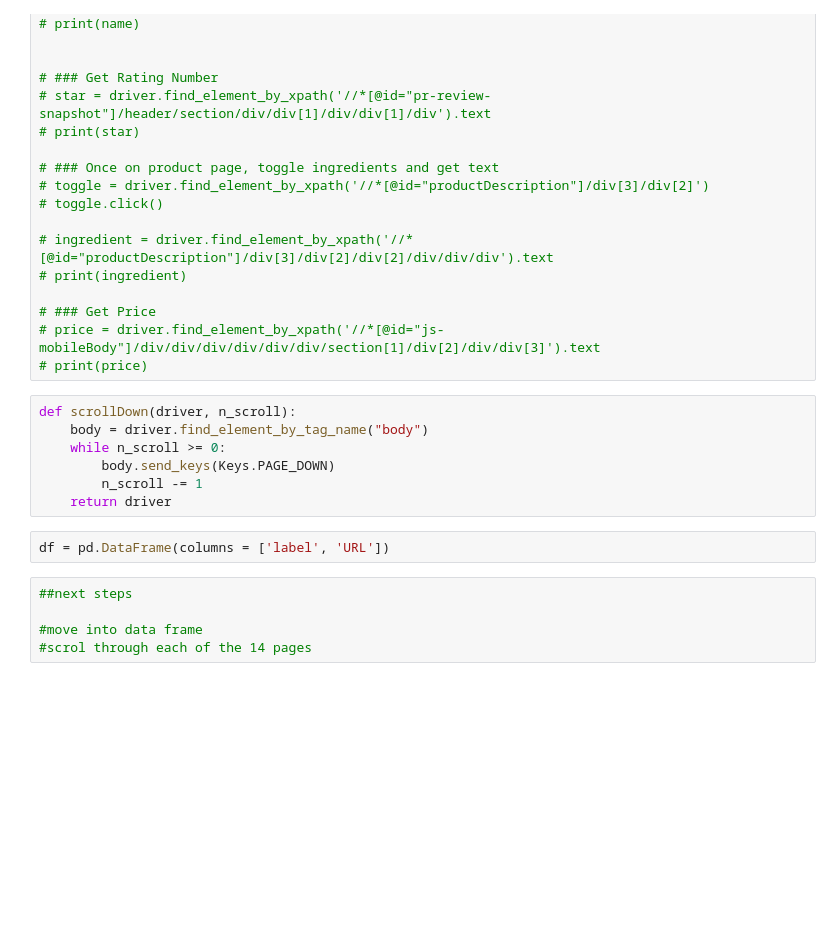
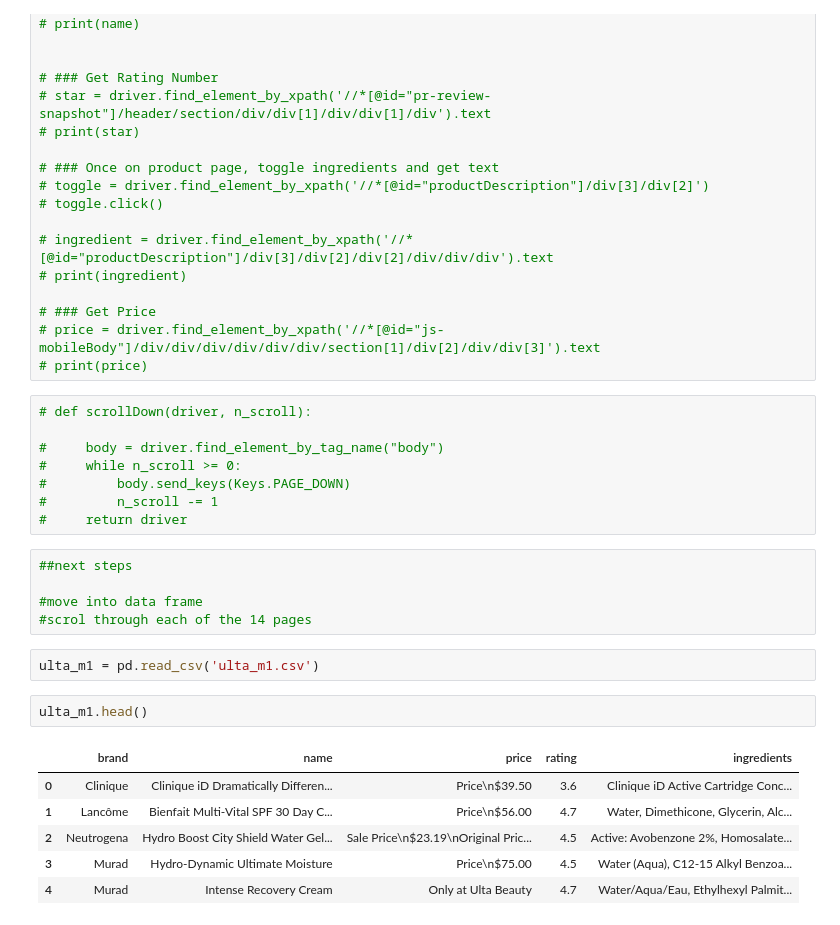
Before and after one commit to elitagao/info2950, a Jupyter notebook: Ulta_WebScraping.ipynb, the cells around one changed output. Drawn from its saved outputs; the diff is of its cells as text; blank space fills up the shorter version.

```diff
--- a/Ulta_WebScraping.ipynb
+++ b/Ulta_WebScraping.ipynb
@@ -132,16 +223,26 @@ ulta_1.head()
 # price = driver.find_element_by_xpath('//*[@id="js-mobileBody"]/div/div/div/div/div/div/section[1]/div[2]/div/div[3]').text
 # print(price)
 # %%
-def scrollDown(driver, n_scroll):
-    body = driver.find_element_by_tag_name("body")
-    while n_scroll >= 0:
-        body.send_keys(Keys.PAGE_DOWN)
-        n_scroll -= 1
-    return driver
+# def scrollDown(driver, n_scroll):
+
+#     body = driver.find_element_by_tag_name("body")
+#     while n_scroll >= 0:
+#         body.send_keys(Keys.PAGE_DOWN)
+#         n_scroll -= 1
+#     return driver
-# %%
-df = pd.DataFrame(columns = ['label', 'URL'])
 # %%
 ##next steps
 
 #move into data frame
 #scrol through each of the 14 pages
+# %%
+ulta_m1 = pd.read_csv('ulta_m1.csv')
+# %%
+ulta_m1.head()
+# %% [output]
+|  | brand | name | price | rating | ingredients |
+| 0 | Clinique | Clinique iD Dramatically Differen... | Price\n$39.50 | 3.6 | Clinique iD Active Cartridge Conc... |
+| 1 | Lancôme | Bienfait Multi-Vital SPF 30 Day C... | Price\n$56.00 | 4.7 | Water, Dimethicone, Glycerin, Alc... |
+| 2 | Neutrogena | Hydro Boost City Shield Water Gel... | Sale Price\n$23.19\nOriginal Pric... | 4.5 | Active: Avobenzone 2%, Homosalate... |
+| 3 | Murad | Hydro-Dynamic Ultimate Moisture | Price\n$75.00 | 4.5 | Water (Aqua), C12-15 Alkyl Benzoa... |
+| 4 | Murad | Intense Recovery Cream | Only at Ulta Beauty | 4.7 | Water/Aqua/Eau, Ethylhexyl Palmit... |
```
Also changed, not shown: parts of 12 cells of this notebook, 1 other file.
